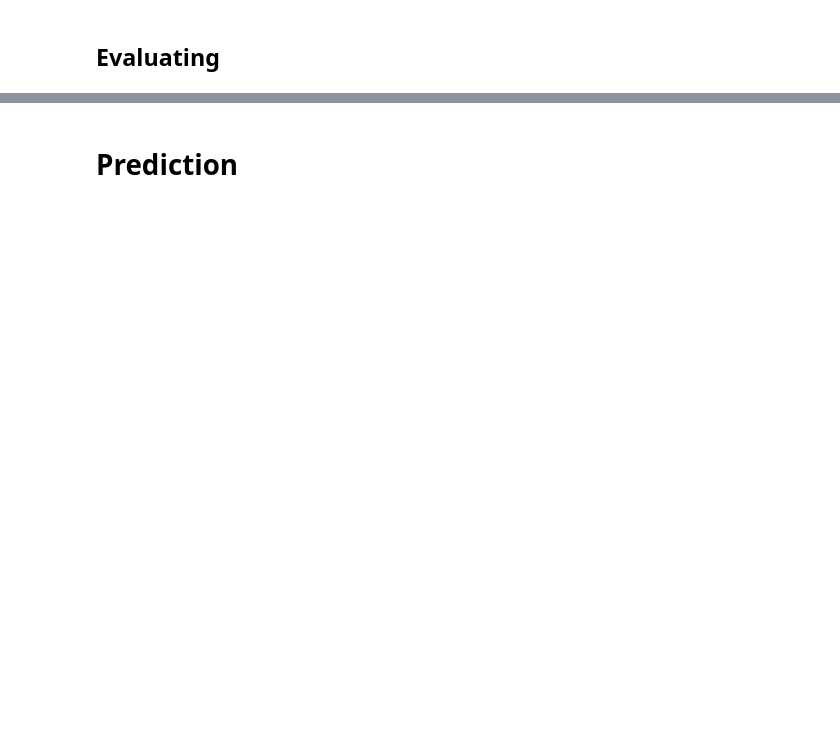
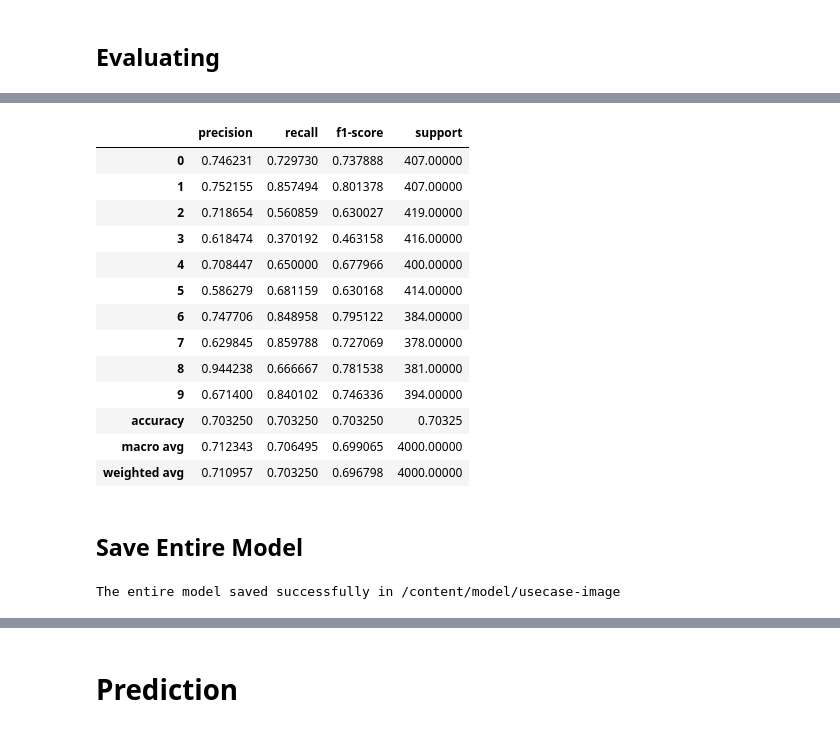
Before and after one commit to utomoreza/assessment-mini-project, a Jupyter notebook: notebook/usecase-image.ipynb, the cells around one changed output, grey strips where cells are left out. Saved outputs shown, nothing was run; the diff lists cells and outputs as text; code cells hidden in the pictures; blank space fills up the shorter version.

```diff
--- a/notebook/usecase-image.ipynb
+++ b/notebook/usecase-image.ipynb
@@ -340,0 +409,24 @@ y_pred = np.argmax(y_pred)
+# %%
+report_df
+# %% [output]
+|  | precision | recall | f1-score | support |
+| 0 | 0.746231 | 0.729730 | 0.737888 | 407.00000 |
+| 1 | 0.752155 | 0.857494 | 0.801378 | 407.00000 |
+| 2 | 0.718654 | 0.560859 | 0.630027 | 419.00000 |
+| 3 | 0.618474 | 0.370192 | 0.463158 | 416.00000 |
+| 4 | 0.708447 | 0.650000 | 0.677966 | 400.00000 |
+| 5 | 0.586279 | 0.681159 | 0.630168 | 414.00000 |
+| 6 | 0.747706 | 0.848958 | 0.795122 | 384.00000 |
+| 7 | 0.629845 | 0.859788 | 0.727069 | 378.00000 |
+| 8 | 0.944238 | 0.666667 | 0.781538 | 381.00000 |
+| 9 | 0.671400 | 0.840102 | 0.746336 | 394.00000 |
+| accuracy | 0.703250 | 0.703250 | 0.703250 | 0.70325 |
+| macro avg | 0.712343 | 0.706495 | 0.699065 | 4000.00000 |
+| weighted avg | 0.710957 | 0.703250 | 0.696798 | 4000.00000 |
+# %% [markdown]
+## Save Entire Model
+# %%
+save_path = "/content/model/usecase-image"
+save_model(model, save_path)
+# %% [output]
+The entire model saved successfully in /content/model/usecase-image
```
Also changed, not shown: parts of 28 cells of this notebook, 22 other files.
